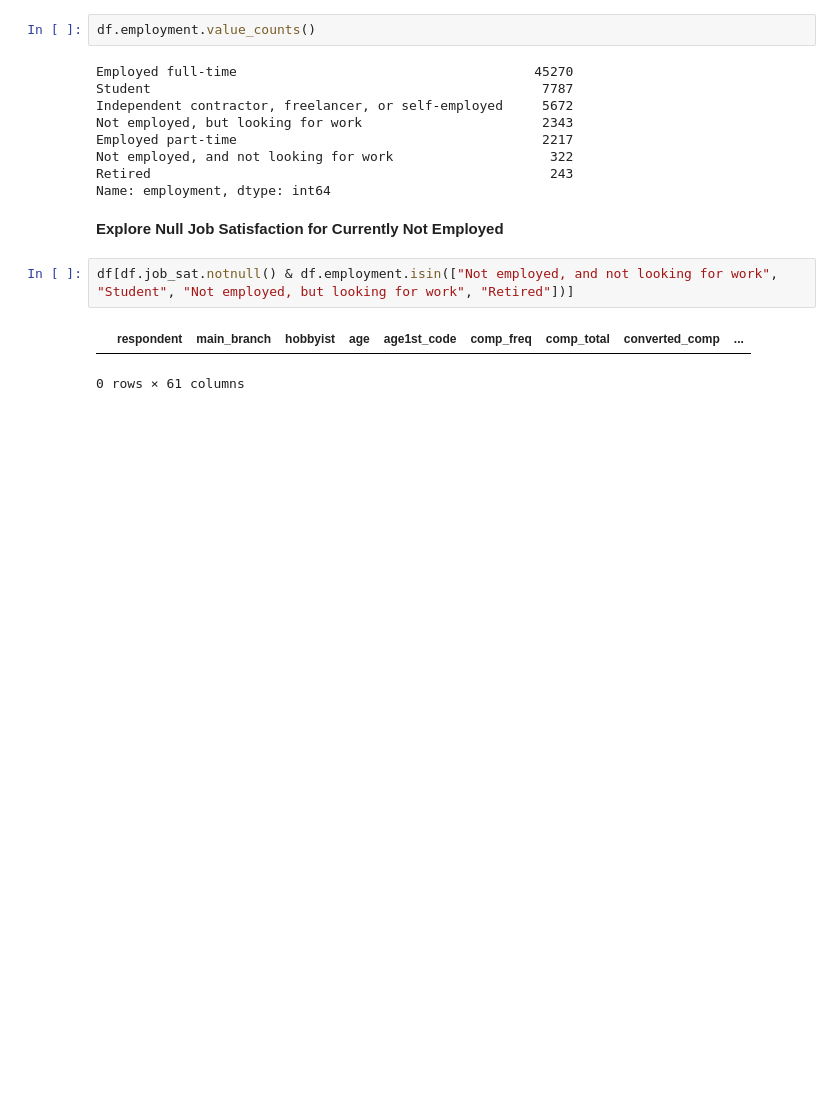
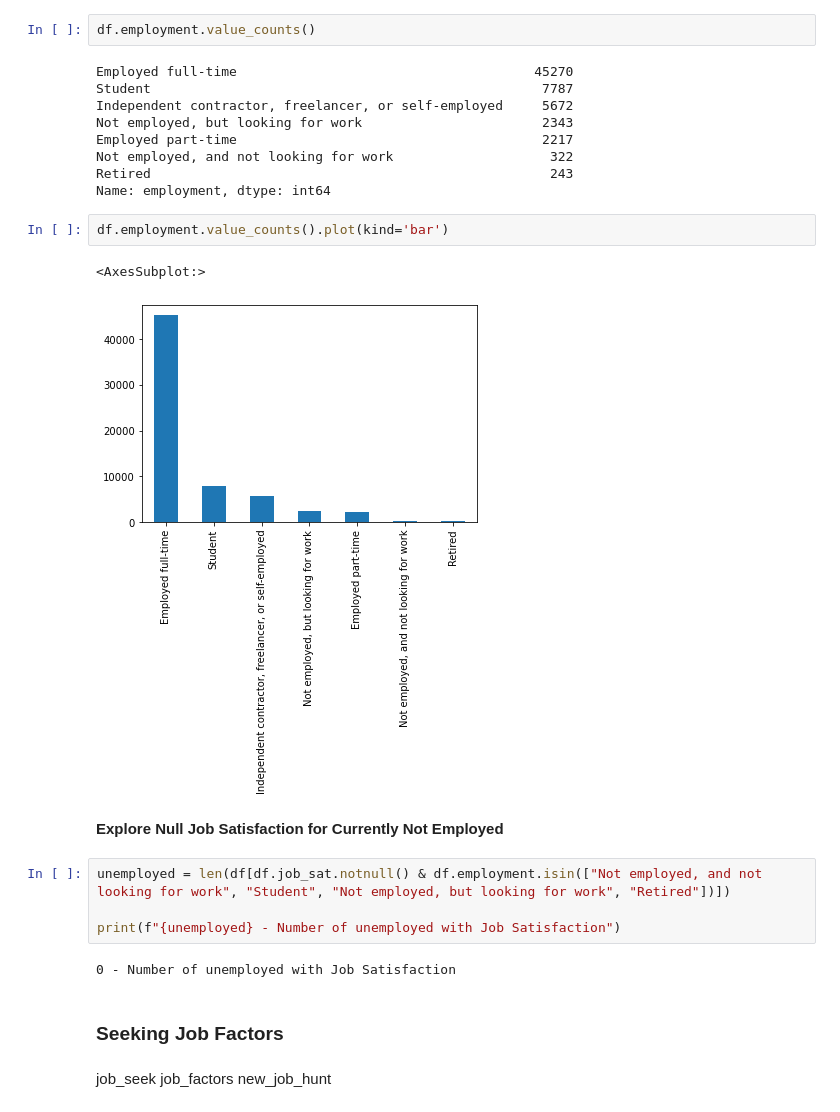
Before and after one commit to netxph/so-analysis, a Jupyter notebook: notebook/02-so-eda.ipynb, the cells around one changed output. Saved outputs shown, nothing was run; the diff lists cells and outputs as text; blank space fills up the shorter version.

```diff
--- a/notebook/02-so-eda.ipynb
+++ b/notebook/02-so-eda.ipynb
@@ -102,10 +113,22 @@ Employed part-time                                       2217
 Not employed, and not looking for work                    322
 Retired                                                   243
 Name: employment, dtype: int64
+# %%
+df.employment.value_counts().plot(kind='bar')
+# %% [output]
+<AxesSubplot:>
+[figure, added]
 # %% [markdown]
 **Explore Null Job Satisfaction for Currently Not Employed**
 # %%
-df[df.job_sat.notnull() & df.employment.isin(["Not employed, and not looking for work", "Student", "Not employed, but looking for work", "Retired"])]
+unemployed = len(df[df.job_sat.notnull() & df.employment.isin(["Not employed, and not looking for work", "Student", "Not employed, but looking for work", "Retired"])])
+
+print(f"{unemployed} - Number of unemployed with Job Satisfaction")
 # %% [output]
-|  | respondent | main_branch | hobbyist | age | age1st_code | comp_freq | comp_total | converted_comp | ... |
-0 rows × 61 columns
+0 - Number of unemployed with Job Satisfaction
+# %% [markdown]
+### Seeking Job Factors
+# %% [markdown]
+job_seek
+job_factors
+new_job_hunt
```
Also changed, not shown: parts of 3 cells of this notebook.
